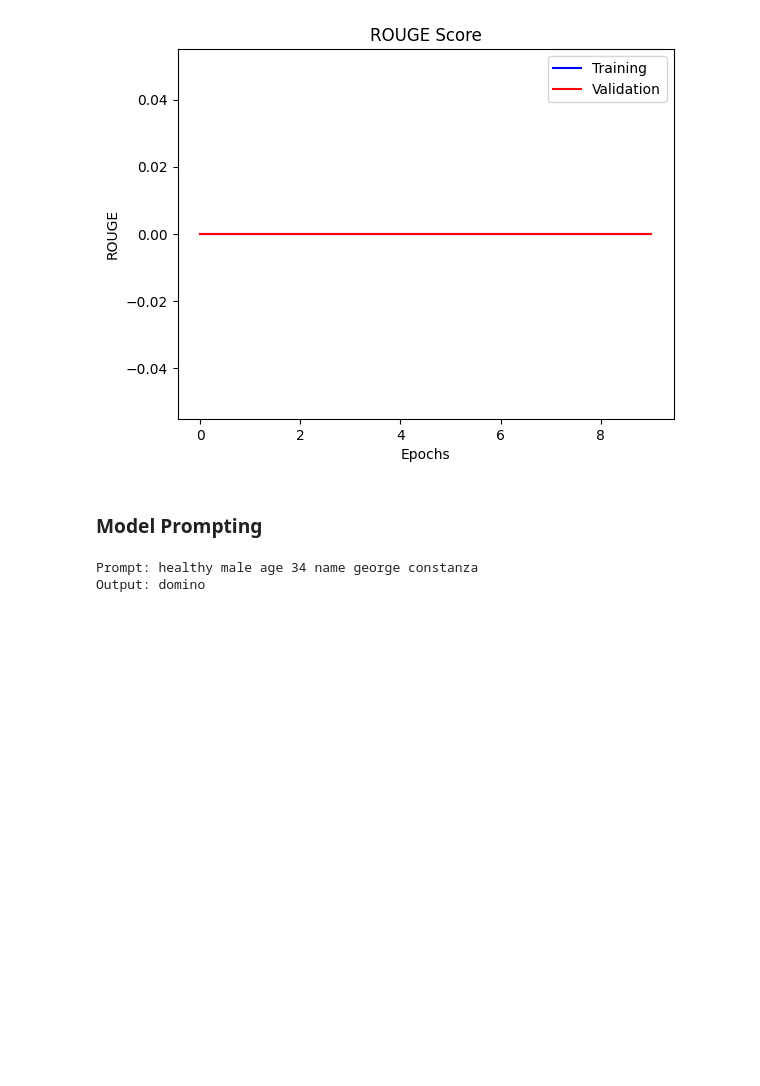
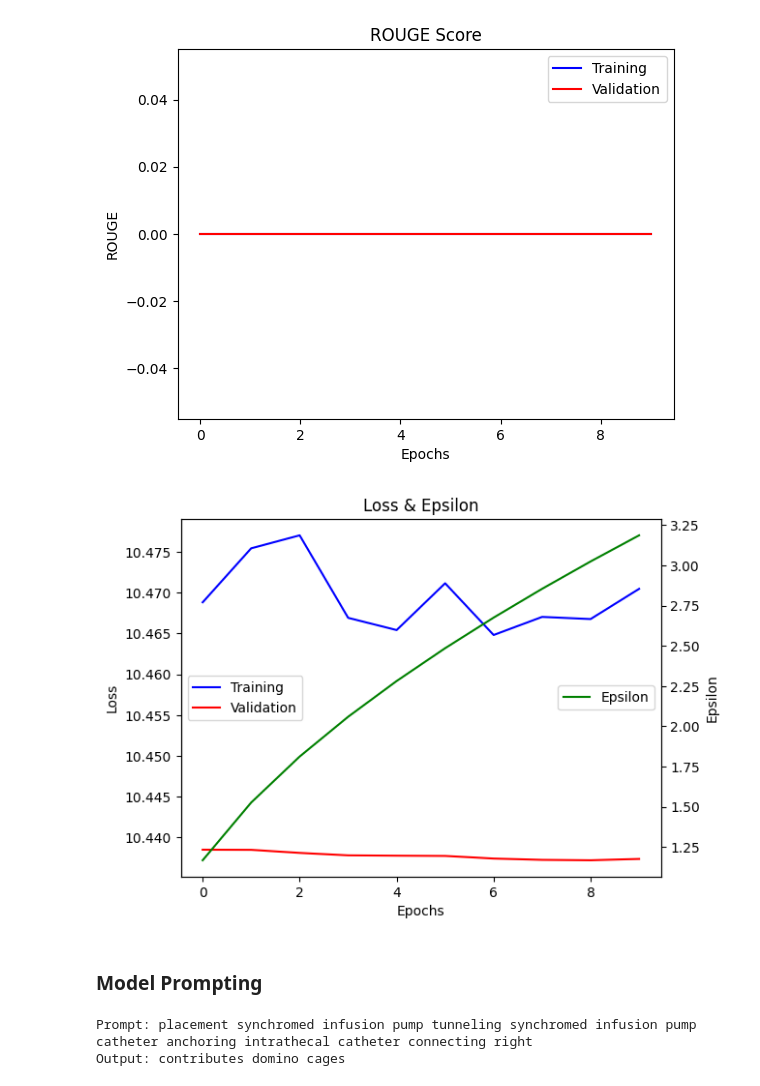
Before and after one commit to poornanat1/adversarial-attacks-on-privacy, a Jupyter notebook: tasks/model_playground.ipynb, the cells around one changed output. Drawn from its saved outputs; the diff is of its cells as text; code cells hidden in the pictures; blank space fills up the shorter version.

```diff
--- a/tasks/model_playground.ipynb
+++ b/tasks/model_playground.ipynb
@@ -192,6 +196,31 @@ plot_curves(train_loss_history=history['curve_train_loss'], train_rouge_history=
 # %% [output]
 [figure]
 [figure]
+# %%
+train_loss_history =[10.468820333480835, 10.475436369578043, 10.477026303609213, 10.466918309529623, 10.465420961380005, 10.471152623494467, 10.464816490809122, 10.467031399408976, 10.466770013173422, 10.470470190048218]
+valid_loss_history = [10.43851375579834, 10.43849515914917, 10.438120365142822, 10.437820434570312, 10.437779426574707, 10.437748908996582, 10.437427520751953, 10.437267303466797, 10.437218189239502, 10.437379837036133]
+epsilon_history = [1.1671701304086315, 1.5258880290427976, 1.8119115670253993, 2.0592151541025827, 2.2813284741136797, 2.485326319746202, 2.675470978385234, 2.8545694702403415, 3.024588152388349, 3.186968495546001]
+# %%
+# learning curves of training and validation loss
+x = list(range(len(train_loss_history)))
+fig = plt.figure()
+ax = fig.add_subplot()
+ax.plot(x, train_loss_history, color='blue', label='Training')
+ax.plot(x, valid_loss_history, color='red', label = 'Validation')
+ax.set(title='Loss & Epsilon', ylabel='Loss', xlabel='Epochs')
+# ax.set_ylim(0, 1)
+ax.legend(loc='center left')
+
+# Create second axis and plot on it
+ax2 = ax.twinx()
+ax2.plot(range(len(epsilon_history)), epsilon_history, color='green', label='Epsilon')
+ax2.set(ylabel='Epsilon')
+ax2.legend(loc='center right')
+
+plt.savefig(path + 'plot_loss_epsilon.png')
+plt.show()
+# %% [output]
+[figure, added]
 # %% [markdown]
 ### Model Prompting
 # %%
@@ -206,6 +244,6 @@ def prompter(prompt):
-# %%
-prompt = "healthy male age 34 name george constanza"
-prompter(prompt)
-# %% [output]
-Prompt: healthy male age 34 name george constanza
-Output: domino
+# %%
+prompt = "placement synchromed infusion pump tunneling synchromed infusion pump catheter anchoring intrathecal catheter connecting right "
+prompter(prompt)
+# %% [output]
+Prompt: placement synchromed infusion pump tunneling synchromed infusion pump catheter anchoring intrathecal catheter connecting right
+Output: contributes domino cages
```
Also changed, not shown: parts of 7 cells of this notebook, 1 other file.
